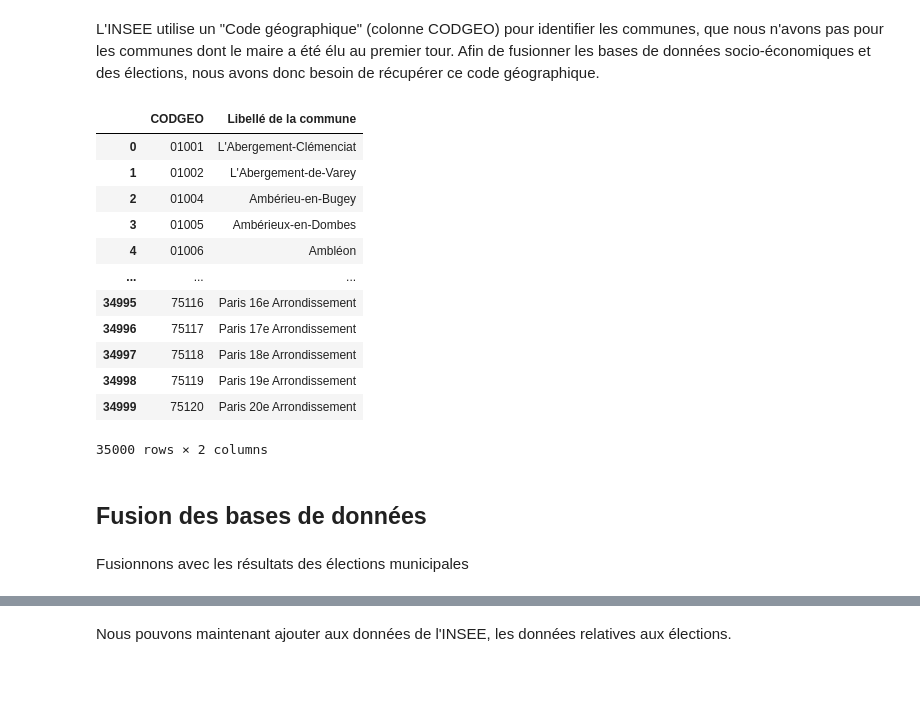
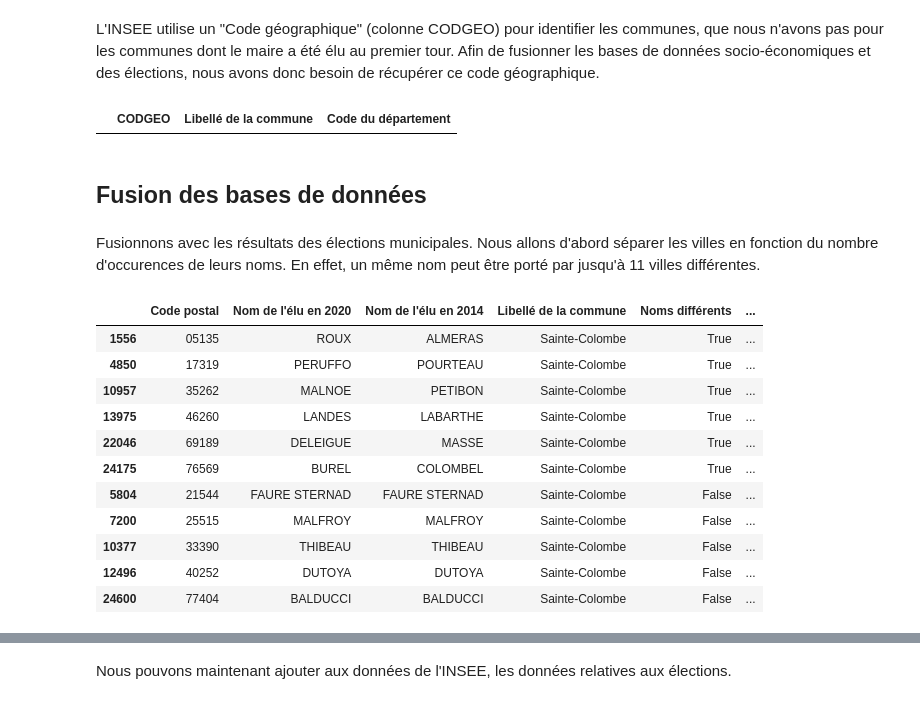
Before and after one commit to HenrideT/Projet_Python, a Jupyter notebook: Récupération.ipynb, the cells around one changed output, grey strips where cells are left out. Drawn from its saved outputs; the diff is of its cells as text; code cells hidden in the pictures; blank space fills up the shorter version.

Commit message:
Problème de gestion des villes possédant un homonyme

```diff
--- a/Récupération.ipynb
+++ b/Récupération.ipynb
@@ -346,28 +345,32 @@ meta_insee.reset_index(drop=True, inplace=True)
 # %%
 # Pour pallier les problèmes d'encodage
 def problème_FR(phrase):
-    return phrase.replace('Ã©', 'é').replace('Ã«', 'ë').replace('Ã¨', 'è').replace('Ã\x89', 'É').replace('Ã´', 'ô').replace('Ã§', 'ç').replace('Ã®', 'î').replace('Ã\x8b', 'Ë').replace('Ã\x88', 'È').replace('Ã¯', 'ï')
+    return phrase.replace('Ã©', 'é').replace('Ã«', 'ë').replace('Ã¨', 'è').replace('Ã\x89', 'É').replace('Ã´', 'ô').replace('Ã§', 'ç').replace('Ã®', 'î').replace('Ã\x8b', 'Ë').replace('Ã\x88', 'È').replace('Ã¯', 'ï').replace('Ã¢','â').replace('Ãª', 'ê').replace('Å\x93', 'œ').replace('Ã¿', 'ÿ').replace('Å\x92', 'Œ').replace('Ã¼', 'ü').replace('Ã»', 'û')
 # %%
 meta_insee['LIB_MOD'] = meta_insee['LIB_MOD'].apply(lambda ligne: problème_FR(ligne))
 meta_insee.columns = ['CODGEO', 'Libellé de la commune']
 # %%
-meta_insee
+meta_insee['Code du département'] = meta_insee['CODGEO'].apply(lambda row: row[:2])
+meta_insee.loc[meta_insee['Libellé de la commune']=='Kouaoua']
 # %% [output]
-|  | CODGEO | Libellé de la commune |
-| 0 | 01001 | L'Abergement-Clémenciat |
-| 1 | 01002 | L'Abergement-de-Varey |
-| 2 | 01004 | Ambérieu-en-Bugey |
-| 3 | 01005 | Ambérieux-en-Dombes |
-| 4 | 01006 | Ambléon |
-| ... | ... | ... |
-| 34995 | 75116 | Paris 16e Arrondissement |
-| 34996 | 75117 | Paris 17e Arrondissement |
-| 34997 | 75118 | Paris 18e Arrondissement |
-| 34998 | 75119 | Paris 19e Arrondissement |
-| 34999 | 75120 | Paris 20e Arrondissement |
+|  | CODGEO | Libellé de la commune | Code du département |
-35000 rows × 2 columns
 # %% [markdown]
 ## Fusion des bases de données
 # %% [markdown]
-Fusionnons avec les résultats des élections municipales
+Fusionnons avec les résultats des élections municipales. Nous allons d'abord séparer les villes en fonction du nombre d'occurences de leurs noms. En effet, un même nom peut être porté par jusqu'à 11 villes différentes.
+# %%
+municipales_2014_et_2020.loc[municipales_2014_et_2020['Libellé de la commune']=='Sainte-Colombe']
+# %% [output]
+|  | Code postal | Nom de l'élu en 2020 | Nom de l'élu en 2014 | Libellé de la commune | Noms différents | ... |
+| 1556 | 05135 | ROUX | ALMERAS | Sainte-Colombe | True | ... |
+| 4850 | 17319 | PERUFFO | POURTEAU | Sainte-Colombe | True | ... |
+| 10957 | 35262 | MALNOE | PETIBON | Sainte-Colombe | True | ... |
+| 13975 | 46260 | LANDES | LABARTHE | Sainte-Colombe | True | ... |
+| 22046 | 69189 | DELEIGUE | MASSE | Sainte-Colombe | True | ... |
+| 24175 | 76569 | BUREL | COLOMBEL | Sainte-Colombe | True | ... |
+| 5804 | 21544 | FAURE STERNAD | FAURE STERNAD | Sainte-Colombe | False | ... |
+| 7200 | 25515 | MALFROY | MALFROY | Sainte-Colombe | False | ... |
+| 10377 | 33390 | THIBEAU | THIBEAU | Sainte-Colombe | False | ... |
+| 12496 | 40252 | DUTOYA | DUTOYA | Sainte-Colombe | False | ... |
+| 24600 | 77404 | BALDUCCI | BALDUCCI | Sainte-Colombe | False | ... |
 # %%
```
Also changed, not shown: parts of 7 cells of this notebook.
